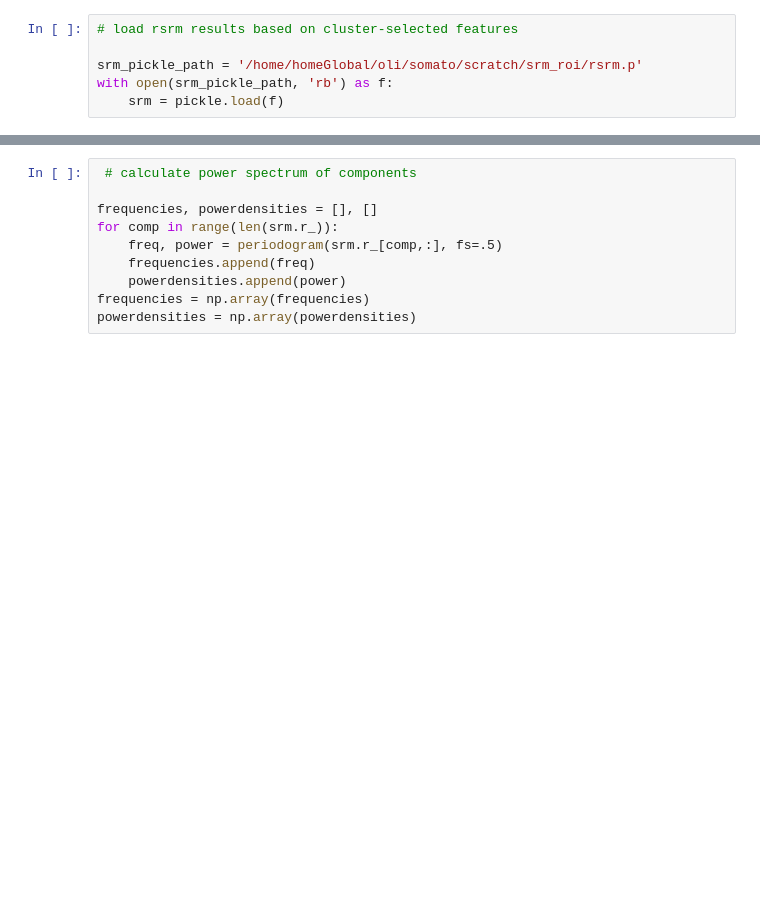
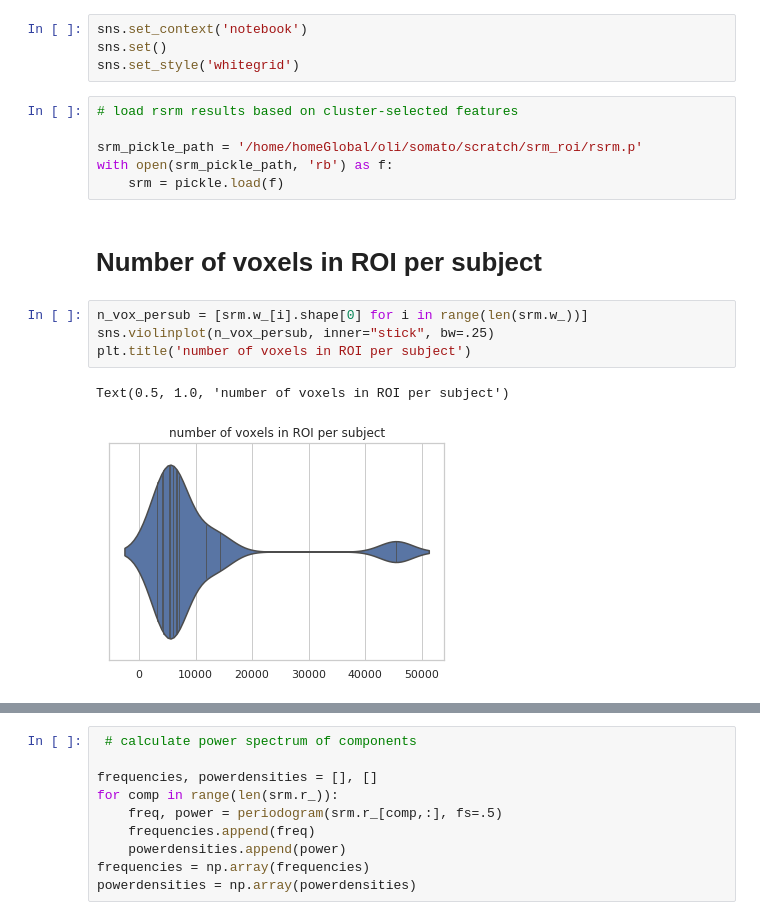
Before and after one commit to oliver-contier/somato_align, a Jupyter notebook: srm/plot_srm_roi.ipynb, the cells around one changed output, grey strips where cells are left out. Drawn from its saved outputs; the diff is of its cells as text; blank space fills up the shorter version.

```diff
--- a/srm/plot_srm_roi.ipynb
+++ b/srm/plot_srm_roi.ipynb
@@ -12,6 +31,19 @@ from numpy.fft import fft, rfft
+# %%
+sns.set_context('notebook')
+sns.set()
+sns.set_style('whitegrid')
 # %%
 # load rsrm results based on cluster-selected features
 
 srm_pickle_path = '/home/homeGlobal/oli/somato/scratch/srm_roi/rsrm.p'
 with open(srm_pickle_path, 'rb') as f:
     srm = pickle.load(f)
+# %% [markdown]
+# Number of voxels in ROI per subject
+# %%
+n_vox_persub = [srm.w_[i].shape[0] for i in range(len(srm.w_))]
+sns.violinplot(n_vox_persub, inner="stick", bw=.25)
+plt.title('number of voxels in ROI per subject')
+# %% [output]
+Text(0.5, 1.0, 'number of voxels in ROI per subject')
+[figure, added]
```
Also changed, not shown: parts of 25 cells of this notebook, 4 other files.
